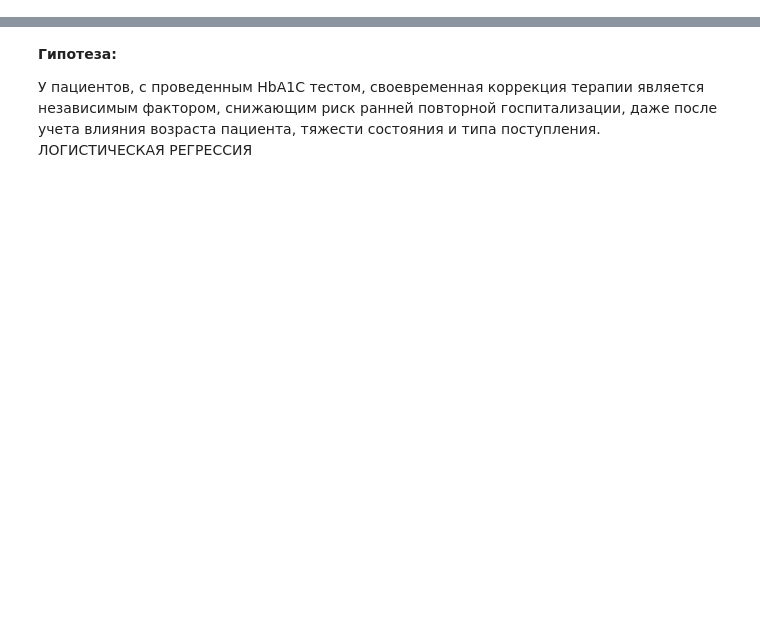
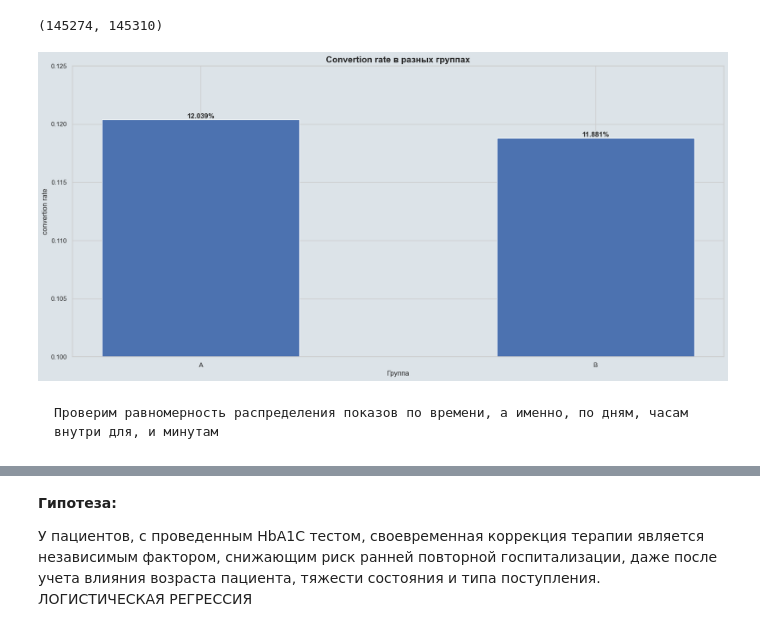
Before and after one commit to ramzntsv/Statistics_GP, a Jupyter notebook: main.ipynb, the cells around one changed output, grey strips where cells are left out. Drawn from its saved outputs; the diff is of its cells as text; code cells hidden in the pictures; blank space fills up the shorter version.

```diff
--- a/main.ipynb
+++ b/main.ipynb
@@ -5,0 +68,5 @@ import matplotlib.pyplot as plt
+# %%
+correct_data = correct_data.sort_values('timestamp')
+# %%
+cor_data = correct_data.drop_duplicates('user_id')
+cor_data
@@ -5,0 +87,28 @@ import matplotlib.pyplot as plt
+# %%
+group_a = cor_data[cor_data['group'] == 'control']
+group_b = cor_data[cor_data['group'] == 'treatment']
+# %%
+len(group_a), len(group_b)
+# %% [output]
+(145274, 145310)
+# %%
+d_for_g = pd.DataFrame({
+    'conversion': [group_a['converted'].sum()/len(group_a), group_b['converted'].sum()/len(group_b)]
+}, index=['A', 'B'])
+# %%
+plt.figure(figsize=(20, 9))
+sns.set_theme(style="whitegrid", rc={
+    "figure.facecolor": "#DCE3E8",
+    "axes.facecolor": "#DCE3E8"
+})
+plt.title('Convertion rate в разных группах', fontweight='bold', fontsize=15)
+plt.xlabel('Группа')
+plt.ylabel('convertion rate')
+bars = plt.bar(d_for_g.index, d_for_g['conversion'], width=0.5)
+plt.bar_label(bars, labels=[f'{round(x*100, 3)}%' for x in d_for_g['conversion']], fontsize=12, fontweight='bold')
+plt.ylim(0.1, 0.125)
+plt.show()
+# %% [output]
+[figure, added]
+# %% [markdown]
+    Проверим равномерность распределения показов по времени, а именно, по дням, часам внутри для, и минутам
```
Also changed, not shown: parts of 69 cells of this notebook, 1 other file.
